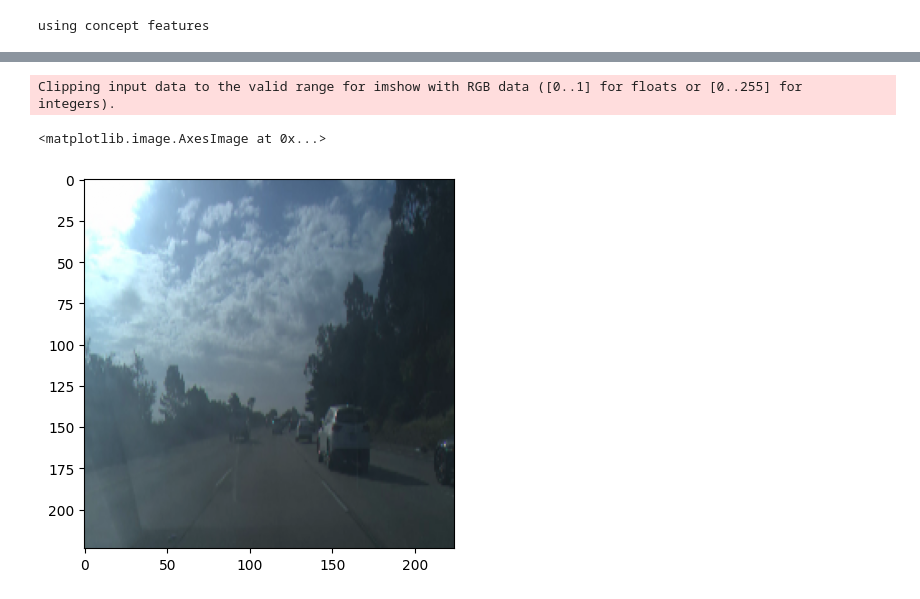
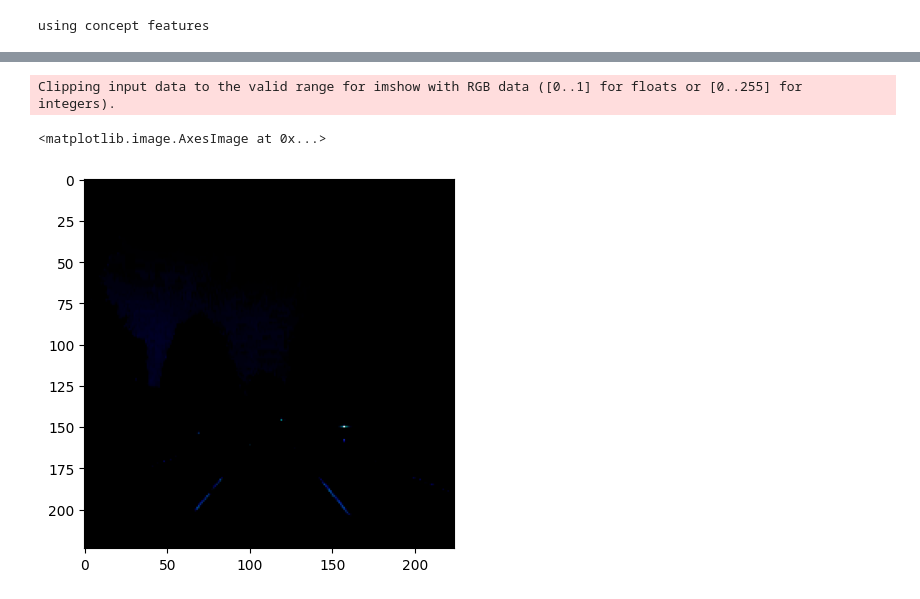
Before and after one commit to jessicamecht/concept_gridlock, a Jupyter notebook: analyse_results/edit_bottleneck.ipynb, the cells around one changed output, grey strips where cells are left out. Drawn from its saved outputs; the diff is of its cells as text; code cells hidden in the pictures.

```diff
--- a/analyse_results/edit_bottleneck.ipynb
+++ b/analyse_results/edit_bottleneck.ipynb
@@ -169,6 +169,6 @@ res, logits, distance
 # %%
-plt.imshow(img.squeeze().permute(1,2,0).cpu())
+plt.imshow(img.squeeze()[0].permute(1,2,0).cpu())
 # %% [output]
 Clipping input data to the valid range for imshow with RGB data ([0..1] for floats or [0..255] for integers).
 <matplotlib.image.AxesImage at 0x...>
-[figure, old version]
+[figure, new version]
```
Also changed, not shown: parts of 2 cells of this notebook.
